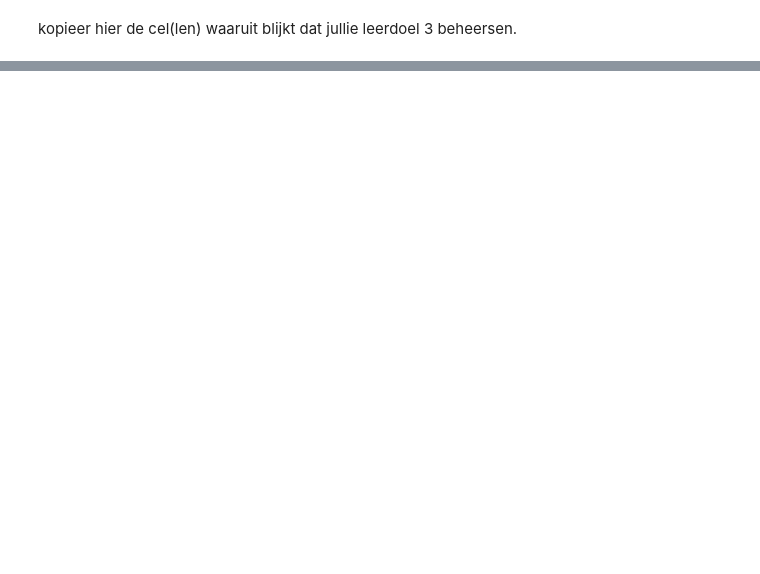
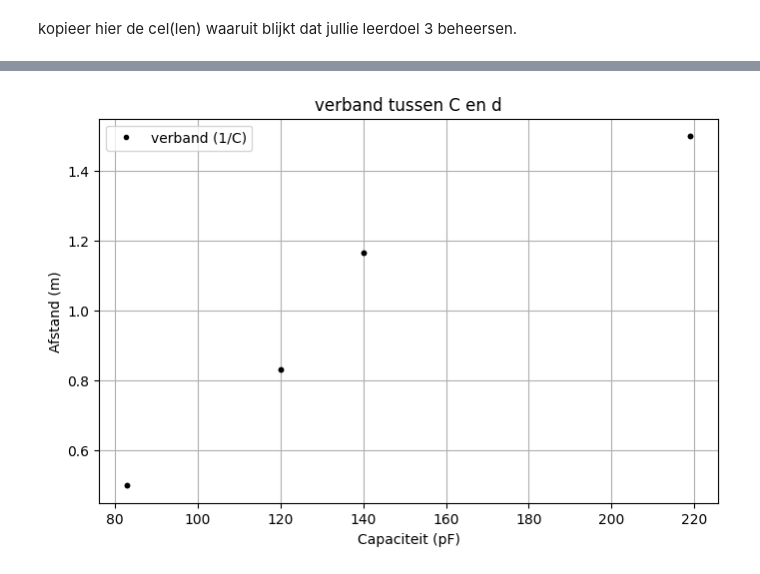
Before and after one commit to fvandeschaft-ai/defd-floor-goed, a Jupyter notebook: FysiekeOntwerpopdrachten/2OntwerpEenSensorCondensator/DEFOntwerpopdracht2OntwerpEenSensorInvulTemplate.ipynb, the cells around one changed output, grey strips where cells are left out. Saved outputs shown, nothing was run; the diff lists cells and outputs as text; code cells hidden in the pictures; blank space fills up the shorter version.

```diff
--- a/FysiekeOntwerpopdrachten/2OntwerpEenSensorCondensator/DEFOntwerpopdracht2OntwerpEenSensorInvulTemplate.ipynb
+++ b/FysiekeOntwerpopdrachten/2OntwerpEenSensorCondensator/DEFOntwerpopdracht2OntwerpEenSensorInvulTemplate.ipynb
@@ -500,0 +472,87 @@ plt.show()
+# %%
+#Verwachtingen
+#In deze cel laten we de verwachting zien van het verband is van de afstand tussen de platen en de capaciteit
+#we verwachten een omgekeerd evenredig verband
+
+import matplotlib.pyplot as plt
+from scipy.optimize import curve_fit
+
+C = np.array([83, 120, 140, 219])
+d = np.linspace(0.5, 1.5, 4)
+A = 0.01
+
+def vlakkeplaat(A, d, epsilon_r):
+    epsilon_0 = 8.854187817e-12
+    epsilon_r =   2.6
+    C = (epsilon_0 * epsilon_r * A) / d
+    return C
+
+uitslag = vlakkeplaat(A, d, epsilon_r = 2.6)
+def model(x, a, b):
+    (1/x)*a + b
+    return x
+# Plot hier je oorspronkelijke en je uiteindelijke kalibratiegrafieken, fit daar een bijpassende lijn door
+# en zet ook de verwachte ontwerpgrafiek erbij
+
+# De eerder geplotte kalibratiegrafiek nu met een curve_fit
+
+massa = np.array([270.6, 277.2, 409.1, 1630.0, 686.3, 956.9, 289.6, 538.8, 828.4, 560.2, 679.7,1218])
+arduino_waarden = np.array([48.7, 50.4, 69.1, 137.6, 98.8, 115.5, 52.3, 84.6, 108.6, 86.8, 98.1,126.5 ])    #pF
+
+#curve_fit met een linear verband uit vlakkenplaat
+
+def functie(x, a, b,c):
+    return a/(b+c*x)
+
+popt, pcov = curve_fit(functie, massa, arduino_waarden)
+a, b,c = popt
+print(a,b,c)
+
+massa_fit = np.linspace(min(massa), max(massa), 400)
+fit_values = functie(massa_fit, a, b,c)
+
+#curve_fit met een logaritmisch verband
+
+def functie_2(x, a, b):
+    return np.log(x)*a + b
+
+popt_2, pcov_2 = curve_fit(functie_2, massa, arduino_waarden)
+a, b = popt_2
+
+massa_fit_2 = np.linspace(min(massa), max(massa), 400)
+fit_values_2 = functie_2(massa_fit_2, a, b)
+
+#toevoegen errorbars bij punten
+
+#linear indruk spons duidelijk niet linear indrukken
+#ontwerpplot
+
+u_m= 10
+u_ard= 0.1
+
+plt.figure(figsize=(8,5))
+plt.plot(massa, arduino_waarden, 'k.', label = "verband massa en capaciteit")
+plt.plot(massa_fit, fit_values, 'r--', linewidth=2, label=f"Fit: C = {a:.4f}·√m + {b:.2f}")
+plt.plot(massa_fit_2, fit_values_2, 'k--', linewidth = 2, label = 'fit')
+plt.xlabel("Massa (g)", fontsize=10)
+plt.ylabel("Capaciteit (pF)", fontsize=10)
+
+# errorbars tekenen
+plt.errorbar(massa, arduino_waarden, xerr=u_m, yerr=u_ard, fmt='k.', ecolor='gray', elinewidth=1,capsize=3, label="Meetpunten + errorbars")
+
+plt.title("Verband tussen massa en capaciteit", fontsize=14)
+plt.grid(True)
+plt.tight_layout()
+plt.show()
+
+plt.figure(figsize=(8,5))
+plt.plot(C, d, 'k.', label = "verband (1/C)")
+plt.plot(C,d, 'k.')
+plt.xlabel("Capaciteit (pF)")
+plt.ylabel("Afstand (m)")
+plt.legend()
+plt.title("verband tussen C en d")
+plt.grid()
+plt.show()
+# %% [output]
+[figure, added]
```
Also changed, not shown: parts of 13 cells of this notebook.
